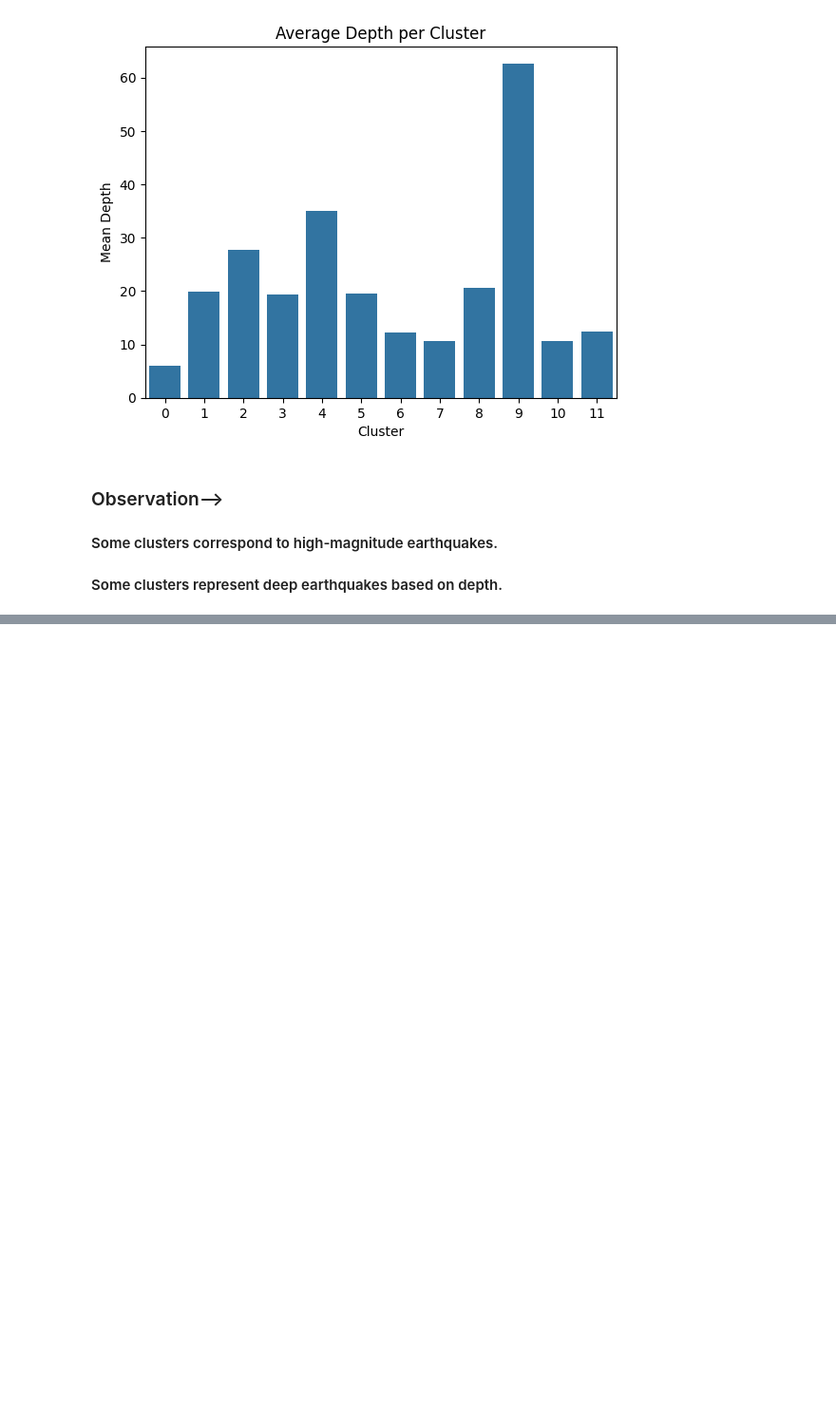
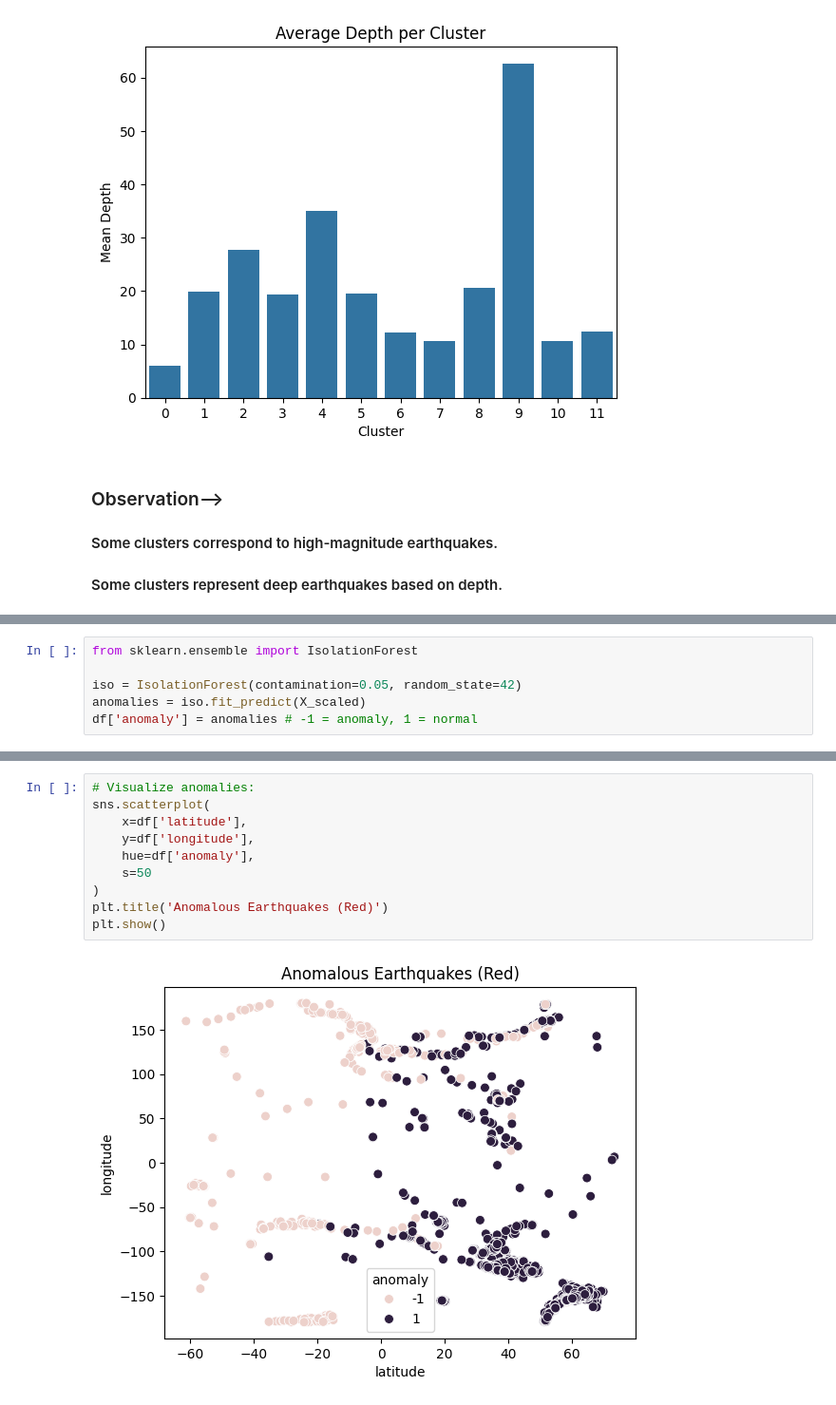
Before and after one commit to ymukesh012/DBSCAN_Implementation_Earthquake_Dataset, a Jupyter notebook: earthquake.ipynb, the cells around one changed output, grey strips where cells are left out. Shown at 95% size. Drawn from its saved outputs; the diff is of its cells as text; blank space fills up the shorter version.

Commit message:
added isolation forest feature

```diff
--- a/earthquake.ipynb
+++ b/earthquake.ipynb
@@ -566,0 +570,6 @@ fig.show(renderer="browser")  # Opens in browser if notebook rendering fails
+# %%
+from sklearn.ensemble import IsolationForest
+
+iso = IsolationForest(contamination=0.05, random_state=42)
+anomalies = iso.fit_predict(X_scaled)
+df['anomaly'] = anomalies # -1 = anomaly, 1 = normal
@@ -566,0 +596,12 @@ fig.show(renderer="browser")  # Opens in browser if notebook rendering fails
+# %%
+# Visualize anomalies:
+sns.scatterplot(
+    x=df['latitude'],
+    y=df['longitude'],
+    hue=df['anomaly'],
+    s=50
+)
+plt.title('Anomalous Earthquakes (Red)')
+plt.show()
+# %% [output]
+[figure, added]
```
Also changed, not shown: parts of 7 cells of this notebook.
